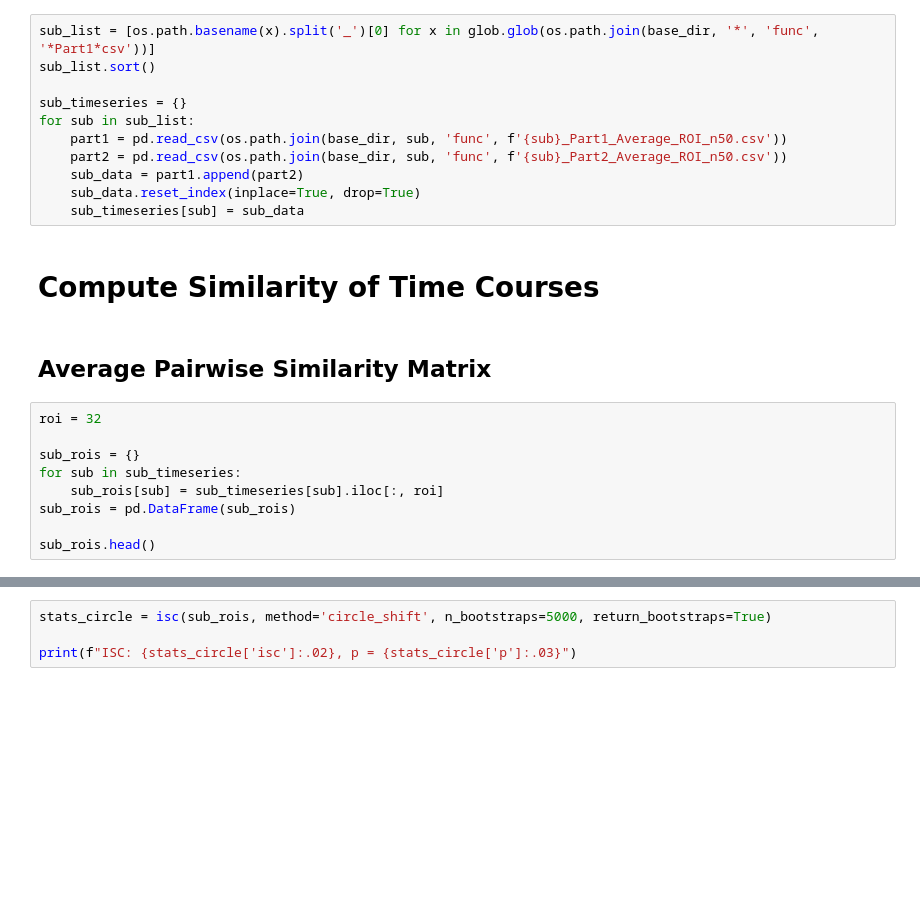
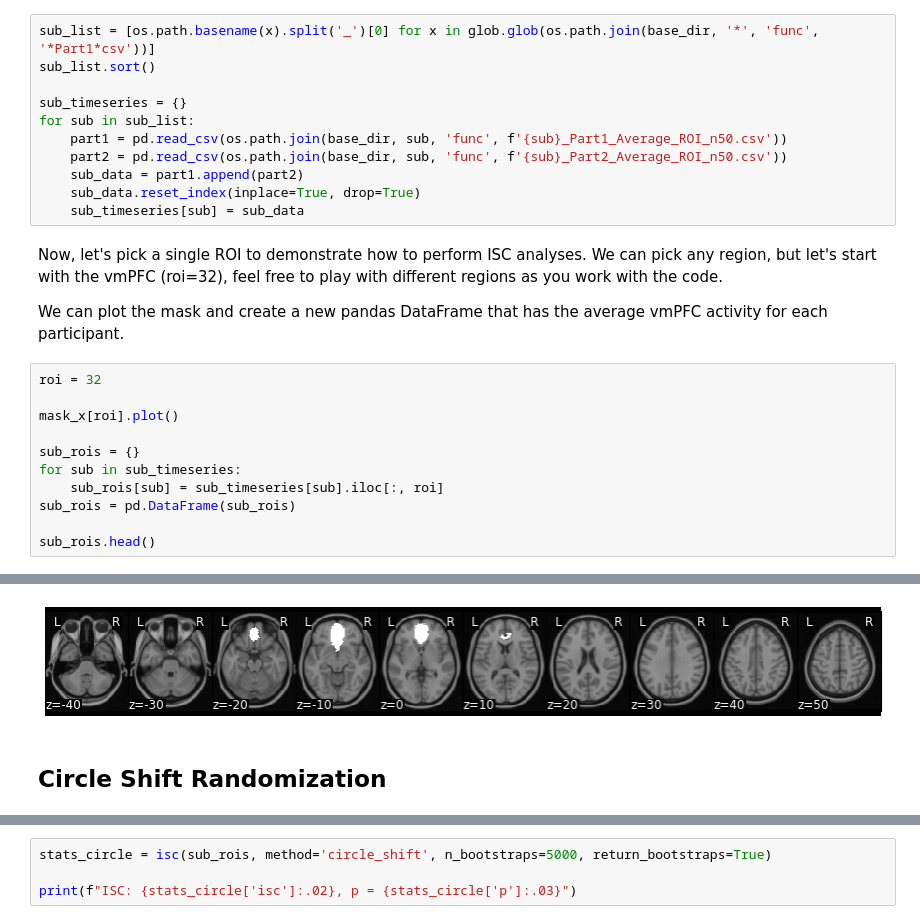
Before and after one commit to naturalistic-data-analysis/naturalistic_data_analysis, a Jupyter notebook: content/features/notebooks/Intersubject_Correlation.ipynb, the cells around one changed output, grey strips where cells are left out. Drawn from its saved outputs; the diff is of its cells as text; blank space fills up the shorter version.

```diff
--- a/content/features/notebooks/Intersubject_Correlation.ipynb
+++ b/content/features/notebooks/Intersubject_Correlation.ipynb
@@ -96,26 +80,31 @@ for sub in sub_list:
     sub_data = part1.append(part2)
     sub_data.reset_index(inplace=True, drop=True)
     sub_timeseries[sub] = sub_data
-# %% [markdown]
-# Compute Similarity of Time Courses
-# %% [markdown]
-## Average Pairwise Similarity Matrix
+# %% [markdown]
+Now, let's pick a single ROI to demonstrate how to perform ISC analyses. We can pick any region, but let's start with the vmPFC (roi=32), feel free to play with different regions as you work with the code.
+
+We can plot the mask and create a new pandas DataFrame that has the average vmPFC activity for each participant.
 # %%
 roi = 32
+
+mask_x[roi].plot()
 
 sub_rois = {}
 for sub in sub_timeseries:
     sub_rois[sub] = sub_timeseries[sub].iloc[:, roi]
 sub_rois = pd.DataFrame(sub_rois)
 
 sub_rois.head()
 # %% [output]
 |  | sub-01 | sub-02 | sub-03 | sub-04 | sub-05 | sub-06 | sub-07 | sub-08 | sub-09 | sub-10 | sub-11 | ... |
 | 0 | 3.362605 | -1.967253 | -0.243505 | 2.527032 | 5.166227 | -0.678549 | 2.199253 | -1.646883e+00 | 0.421235 | 0.500547 | 0.361623 | ... |
 | 1 | 0.995695 | 1.730923 | 1.552836 | 1.068784 | 4.066954 | 0.117737 | 3.184899 | 8.464993e-01 | -0.118011 | 0.981400 | -0.069505 | ... |
 | 2 | 2.084567 | -1.940155 | 1.914897 | 1.103097 | 2.168681 | 0.030628 | 2.036096 | 1.782011e-01 | 0.984125 | 3.957482 | -0.792416 | ... |
 | 3 | -0.217049 | -0.636084 | 1.501459 | -0.701397 | 1.704406 | 0.042397 | 2.353035 | 1.088203e+00 | 1.650786 | 3.687806 | 3.839885 | ... |
 | 4 | -2.628723 | 1.650023 | -1.196258 | 0.079026 | 1.297944 | -0.743593 | 1.188282 | 3.375227e-13 | 1.515944 | -0.709527 | 4.874887 | ... |
+[figure, added]
+# %% [markdown]
+## Circle Shift Randomization
 # %%
 sub = 'sub-02'
 sampling_freq = .5
```
Also changed, not shown: parts of 18 cells of this notebook, 7 other files.
